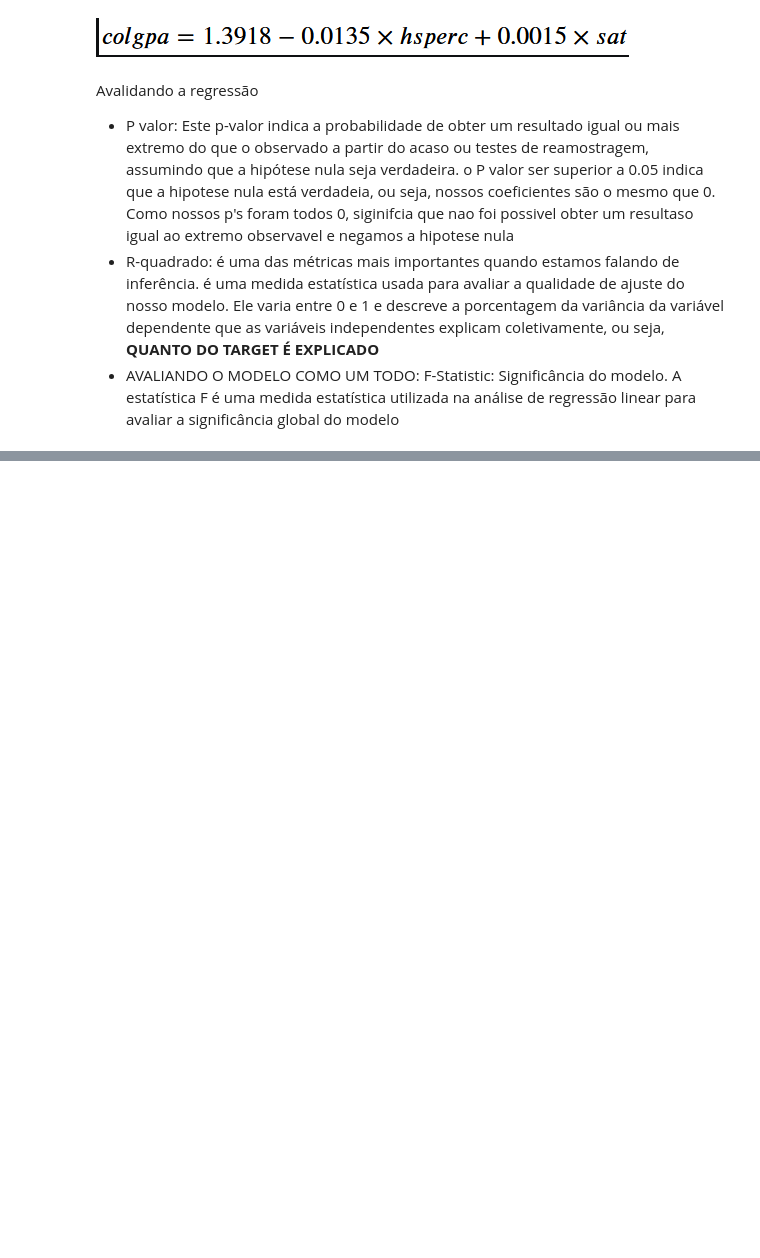
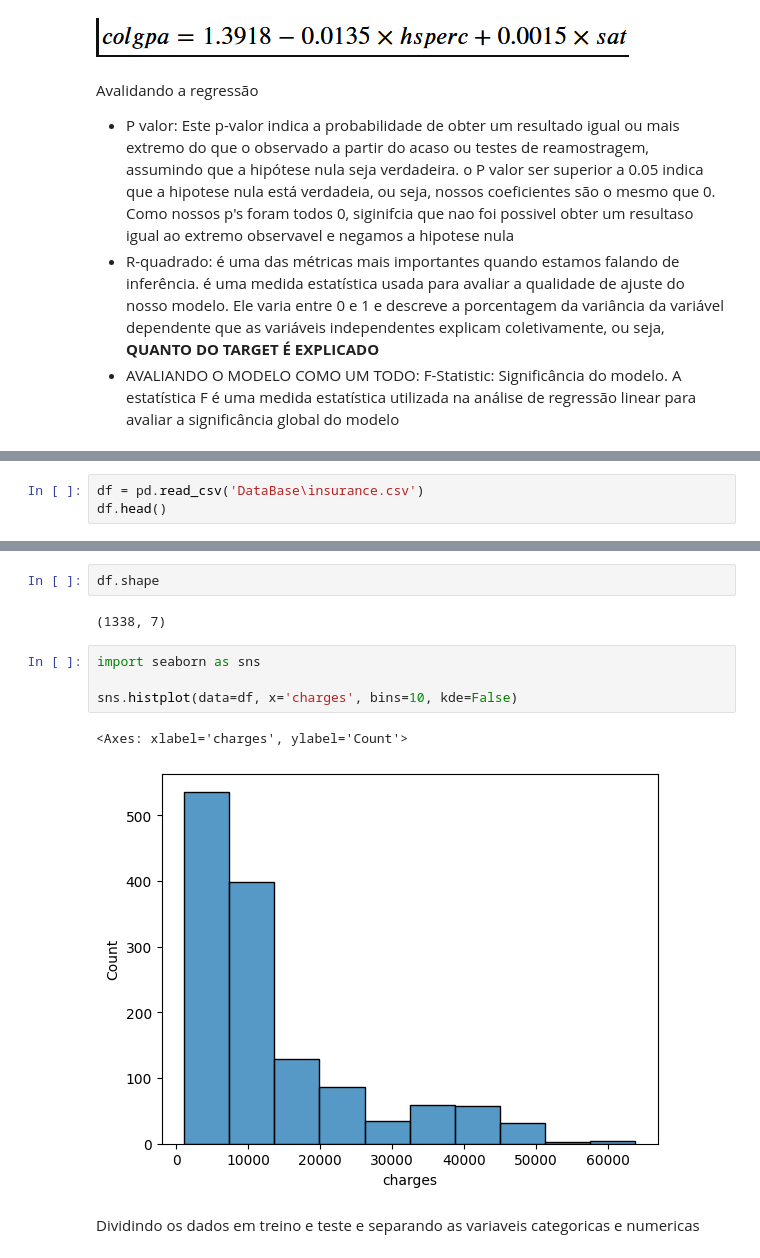
Before and after one commit to VitorLeitao/Universidade-dos-Dados, a Jupyter notebook: Semana 24-33_ Machine Learning/Machine learning.ipynb, the cells around one changed output, grey strips where cells are left out. Cells and saved outputs as stored; diff of their text form; blank space fills up the shorter version.

```diff
--- a/Semana 24-33_ Machine Learning/Machine learning.ipynb
+++ b/Semana 24-33_ Machine Learning/Machine learning.ipynb
@@ -77,0 +82,3 @@ Avalidando a regressão
+# %%
+df = pd.read_csv('DataBase\insurance.csv')
+df.head()
@@ -77,0 +122,13 @@ Avalidando a regressão
+# %%
+df.shape
+# %% [output]
+(1338, 7)
+# %%
+import seaborn as sns
+
+sns.histplot(data=df, x='charges', bins=10, kde=False)
+# %% [output]
+<Axes: xlabel='charges', ylabel='Count'>
+[figure, added]
+# %% [markdown]
+Dividindo os dados em treino e teste e separando as variaveis categoricas e numericas
```
Also changed, not shown: parts of 23 cells of this notebook.
